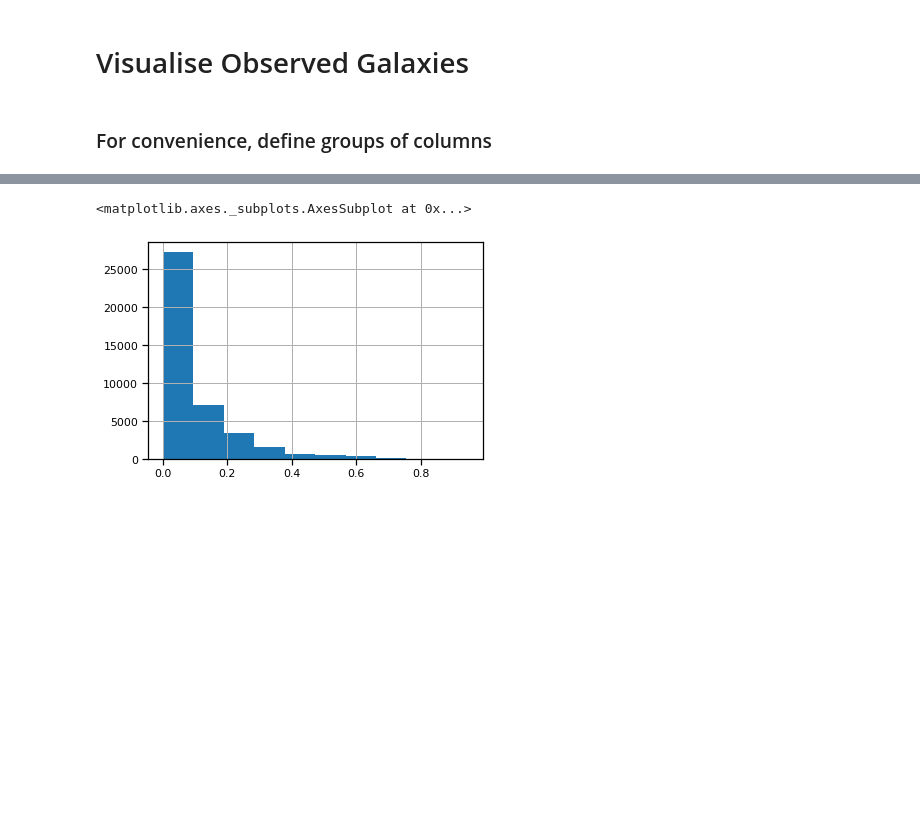
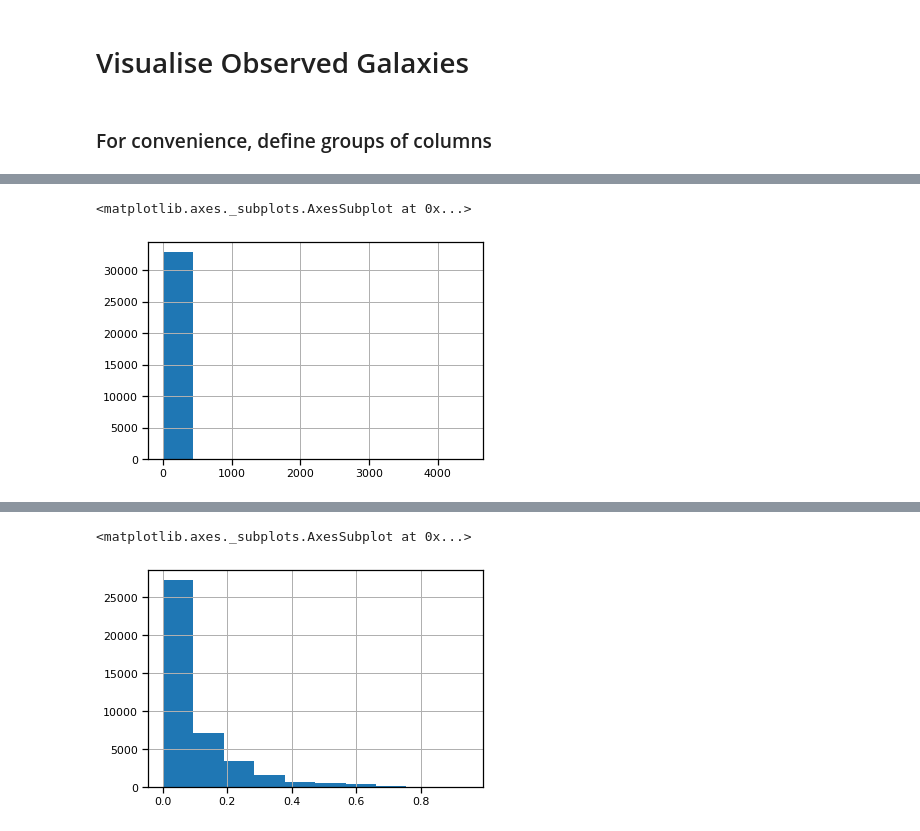
Before and after one commit to mwalmsley/agnfinder, a Jupyter notebook: notebooks/data_exploration/known_sample_exploration.ipynb, the cells around one changed output, grey strips where cells are left out. Cells and saved outputs as stored; diff of their text form; code cells hidden in the pictures; blank space fills up the shorter version.

```diff
--- a/notebooks/data_exploration/known_sample_exploration.ipynb
+++ b/notebooks/data_exploration/known_sample_exploration.ipynb
@@ -246,0 +252,5 @@ df = pd.read_parquet(parquet_loc)
+# %%
+df['magerr_auto_sdss_u_dr12'].hist()
+# %% [output]
+<matplotlib.axes._subplots.AxesSubplot at 0x...>
+[figure, added]
```
Also changed, not shown: parts of 15 cells of this notebook, 17 other files.
